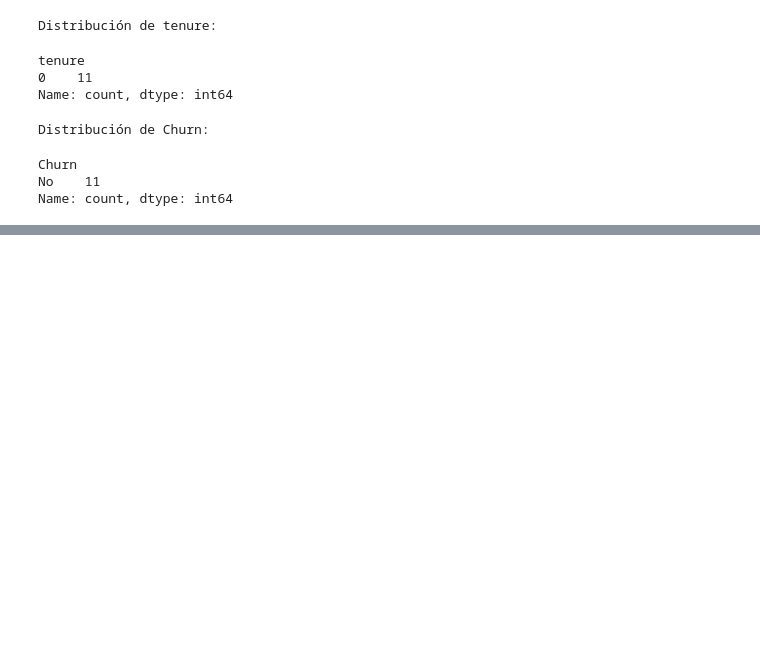
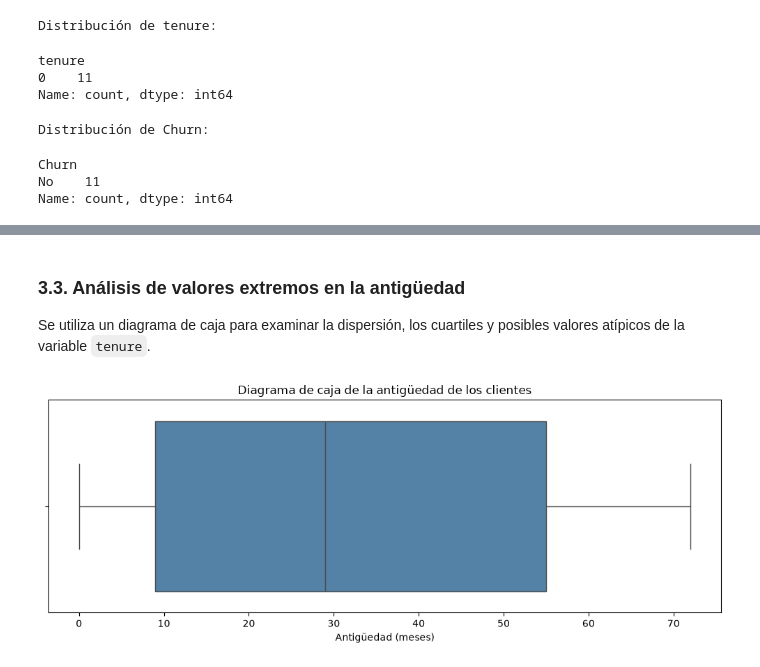
Before and after one commit to JuanMAleman/Practicas-IA, a Jupyter notebook: Practica2/notebooks/Practica_2_EDA.ipynb, the cells around one changed output, grey strips where cells are left out. Cells and saved outputs as stored; diff of their text form; code cells hidden in the pictures; blank space fills up the shorter version.

```diff
--- a/Practica2/notebooks/Practica_2_EDA.ipynb
+++ b/Practica2/notebooks/Practica_2_EDA.ipynb
@@ -325,0 +798,30 @@ Name: count, dtype: int64
+# %% [markdown]
+### 3.3. Análisis de valores extremos en la antigüedad
+
+Se utiliza un diagrama de caja para examinar la dispersión,
+los cuartiles y posibles valores atípicos de la variable `tenure`.
+# %%
+# Crear un diagrama de caja para la antigüedad
+plt.figure(figsize=(10, 4))
+
+sns.boxplot(
+    data=df,
+    x="tenure",
+    color="steelblue"
+)
+
+plt.title("Diagrama de caja de la antigüedad de los clientes")
+plt.xlabel("Antigüedad (meses)")
+
+plt.tight_layout()
+
+
+plt.savefig(
+    "../imagenes/boxplot_tenure.png",
+    dpi=300,
+    bbox_inches="tight"
+)
+
+plt.show()
+# %% [output]
+[figure, added]
```
Also changed, not shown: parts of 151 cells of this notebook, 23 other files.
